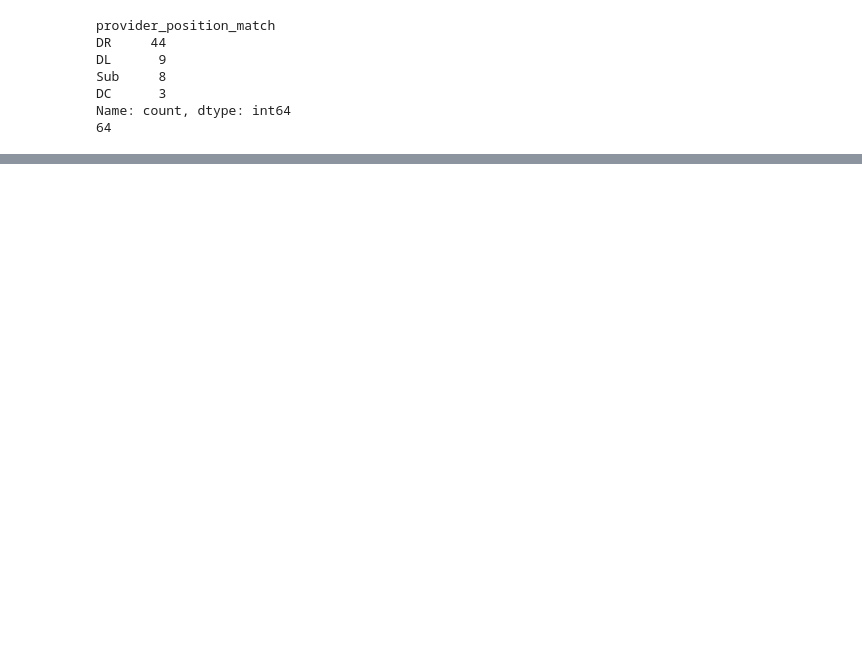
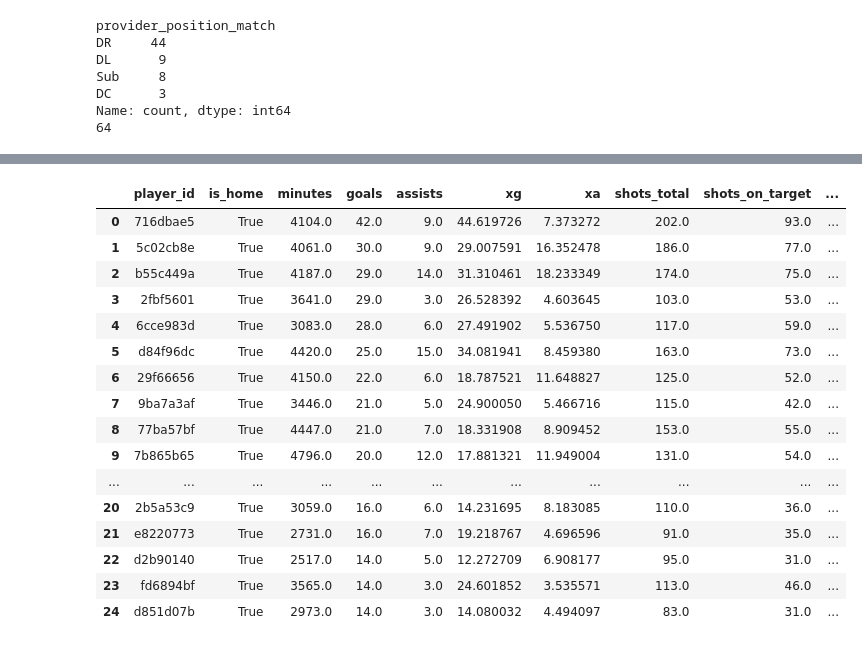
Before and after one commit to Ukandu20/FPL_Assistant, a Jupyter notebook: notebooks/fpl.ipynb, the cells around one changed output, grey strips where cells are left out. Drawn from its saved outputs; the diff is of its cells as text; code cells hidden in the pictures; blank space fills up the shorter version.

Commit message:
analysis: update player HVA notebook and comparison charts

```diff
--- a/notebooks/fpl.ipynb
+++ b/notebooks/fpl.ipynb
@@ -1970,0 +2179,41 @@ Name: count, dtype: int64
+# %%
+#merge all available seasons of whoscored summary data into one dataframe
+from pathlib import Path
+import pandas as pd
+
+# Assumes the notebook kernel is running from notebooks/
+WHOSCORED_DIR = Path("../data/processed/whoscored/ENG-Premier League")
+UNDERSTAT_DIR = Path("../data/processed/understat/ENG-Premier League")
+summary_files = sorted(WHOSCORED_DIR.glob("*/player_match/summary.csv"))
+understat_files = sorted(UNDERSTAT_DIR.glob("*/player_match.csv"))
+
+if not summary_files:
+    raise FileNotFoundError(f"No player summaries found under {WHOSCORED_DIR.resolve()}")
+
+if not understat_files:
+    raise FileNotFoundError(f"No understat files found under {UNDERSTAT_DIR.resolve()}")
+
+whoscored_match_df = pd.concat(
+    [pd.read_csv(csv_file) for csv_file in summary_files],
+    ignore_index=True,
+)
+
+understat_match_df = pd.concat(
+    [pd.read_csv(csv_file) for csv_file in understat_files],
+    ignore_index=True,
+)
+
+# Merge the two DataFrames on player_id and match_id (or equivalent columns)
+whoscored_match_df = pd.merge(
+    whoscored_match_df,
+    understat_match_df[['player_id', 'match_id', 'xg', 'xa']],
+    how='left',
+    left_on=['player_id', 'match_id'],
+    right_on=['player_id', 'match_id'],
+    suffixes=('_whoscored', '_understat')
+)
+
+display(f"Combined Whoscored DataFrame shape: {whoscored_match_df.shape}")
+display("Sample of the combined DataFrame:")
+display(whoscored_match_df.head())
+print(whoscored_match_df.columns)
@@ -1970,0 +2520,20 @@ Name: count, dtype: int64
+# %%
+display(player_stats[player_stats['is_home'].eq(True)].sort_values(['goals'], ascending=[False]).reset_index(drop=True).head(25))
+# %% [output]
+|  | player_id | is_home | minutes | goals | assists | xg | xa | shots_total | shots_on_target | ... |
+| 0 | 716dbae5 | True | 4104.0 | 42.0 | 9.0 | 44.619726 | 7.373272 | 202.0 | 93.0 | ... |
+| 1 | 5c02cb8e | True | 4061.0 | 30.0 | 9.0 | 29.007591 | 16.352478 | 186.0 | 77.0 | ... |
+| 2 | b55c449a | True | 4187.0 | 29.0 | 14.0 | 31.310461 | 18.233349 | 174.0 | 75.0 | ... |
+| 3 | 2fbf5601 | True | 3641.0 | 29.0 | 3.0 | 26.528392 | 4.603645 | 103.0 | 53.0 | ... |
+| 4 | 6cce983d | True | 3083.0 | 28.0 | 6.0 | 27.491902 | 5.536750 | 117.0 | 59.0 | ... |
+| 5 | d84f96dc | True | 4420.0 | 25.0 | 15.0 | 34.081941 | 8.459380 | 163.0 | 73.0 | ... |
+| 6 | 29f66656 | True | 4150.0 | 22.0 | 6.0 | 18.787521 | 11.648827 | 125.0 | 52.0 | ... |
+| 7 | 9ba7a3af | True | 3446.0 | 21.0 | 5.0 | 24.900050 | 5.466716 | 115.0 | 42.0 | ... |
+| 8 | 77ba57bf | True | 4447.0 | 21.0 | 7.0 | 18.331908 | 8.909452 | 153.0 | 55.0 | ... |
+| 9 | 7b865b65 | True | 4796.0 | 20.0 | 12.0 | 17.881321 | 11.949004 | 131.0 | 54.0 | ... |
+| ... | ... | ... | ... | ... | ... | ... | ... | ... | ... | ... |
+| 20 | 2b5a53c9 | True | 3059.0 | 16.0 | 6.0 | 14.231695 | 8.183085 | 110.0 | 36.0 | ... |
+| 21 | e8220773 | True | 2731.0 | 16.0 | 7.0 | 19.218767 | 4.696596 | 91.0 | 35.0 | ... |
+| 22 | d2b90140 | True | 2517.0 | 14.0 | 5.0 | 12.272709 | 6.908177 | 95.0 | 31.0 | ... |
+| 23 | fd6894bf | True | 3565.0 | 14.0 | 3.0 | 24.601852 | 3.535571 | 113.0 | 46.0 | ... |
+| 24 | d851d07b | True | 2973.0 | 14.0 | 3.0 | 14.080032 | 4.494097 | 83.0 | 31.0 | ... |
```
Also changed, not shown: parts of 15 cells of this notebook, 5 other files.
